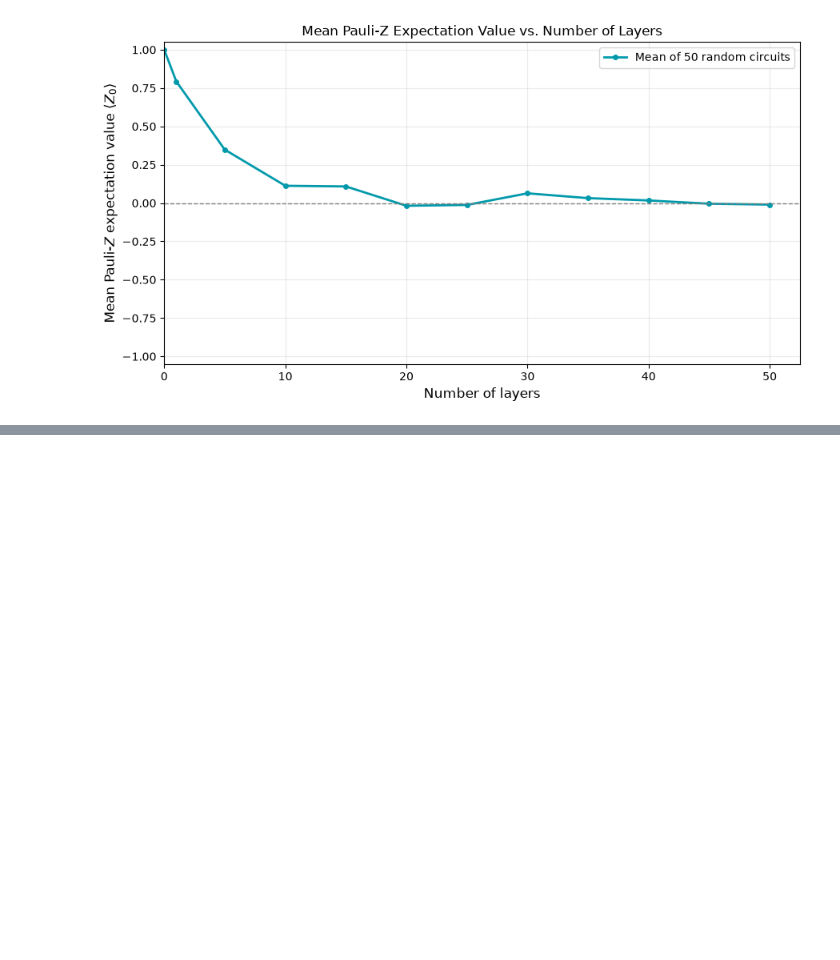
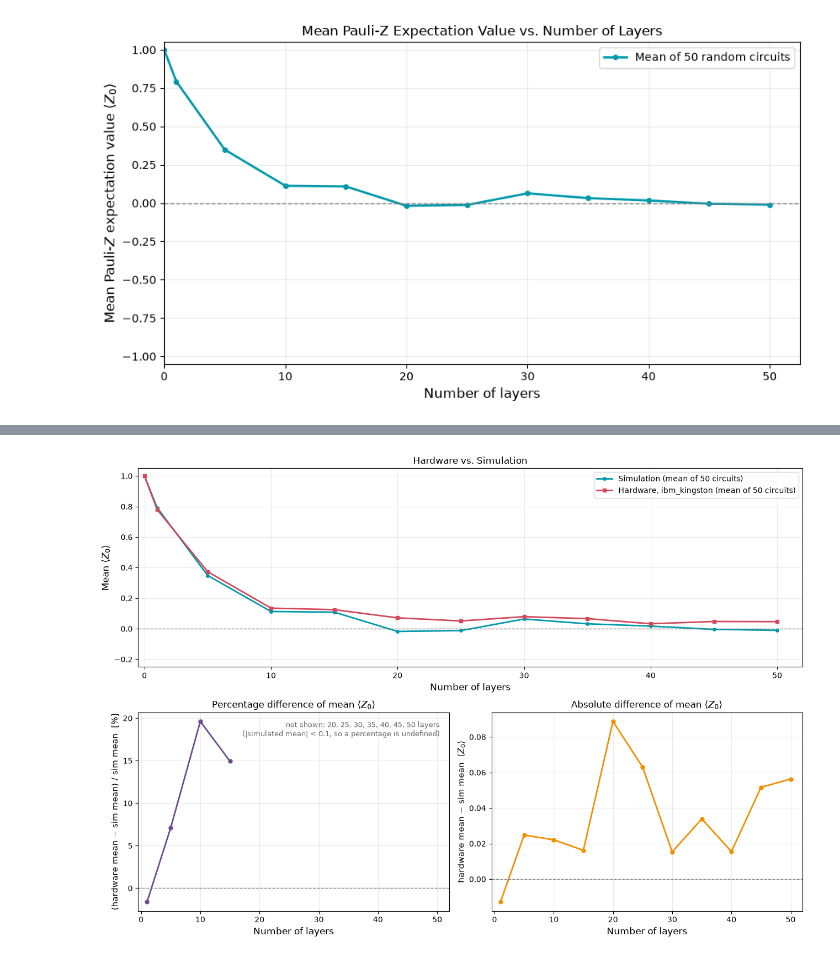
Before and after one commit to adhyanthac/disorder-free-localization, a Jupyter notebook: natural_thermalization_updated.ipynb, the cells around one changed output, grey strips where cells are left out. Drawn from its saved outputs; the diff is of its cells as text; code cells hidden in the pictures; blank space fills up the shorter version.

Commit message:
updated with ibm hardware results

```diff
--- a/natural_thermalization_updated.ipynb
+++ b/natural_thermalization_updated.ipynb
@@ -191,0 +385,80 @@ plot_expectation_values(
+# %%
+#----- hardware run, step 3: compare hardware with simulation -----
+hw_depths = sorted(hw_circuit_expectation_values)
+if not hw_depths:
+    raise RuntimeError("no finished hardware jobs yet; rerun the fetch cell first")
+if not sim_values:
+    raise RuntimeError("run the simulation sweep in this kernel first so hardware and simulation can be compared")
+
+compare_depths = [d for d in hw_depths if d in sim_values]
+min_sim_for_percent = 0.1 #percent difference is only defined where the simulated mean is clearly away from 0
+
+#mean <Z_0> over the 50 circuits at each depth
+sim_mean_at = {d: float(np.mean(sim_values[d])) for d in compare_depths}
+
+#absolute difference of the means: hardware mean - simulation mean
+diff_mean = {d: hw_results[d] - sim_mean_at[d] for d in compare_depths}
+
+#percentage difference of the means: 100 * (hardware mean - simulation mean) / simulation mean
+percent_depths = [d for d in compare_depths if abs(sim_mean_at[d]) >= min_sim_for_percent]
+skipped_depths = [d for d in compare_depths if d not in percent_depths]
+percent = {d: 100 * diff_mean[d] / sim_mean_at[d] for d in percent_depths}
+
+print(f"{'layers':>6} {'hardware mean':>14} {'simulation mean':>16} {'hardware - sim':>15} {'% difference':>14}")
+for d in compare_depths:
+    pct = f"{percent[d]:+.1f}%" if d in percent else "n/a (sim ≈ 0)"
+    print(f"{d:>6} {hw_results[d]:>+14.4f} {sim_mean_at[d]:>+16.4f} {diff_mean[d]:>+15.4f} {pct:>14}")
+
+fig = plt.figure(figsize=(13, 9))
+grid = fig.add_gridspec(2, 2)
+ax_mean = fig.add_subplot(grid[0, :])
+ax_pct = fig.add_subplot(grid[1, 0])
+ax_abs = fig.add_subplot(grid[1, 1])
+x_max = max(compare_depths) + 2
+
+#top: mean <Z_0> vs layers for simulation and hardware
+sim_depths = [0] + sorted(sim_values)
+sim_means = [1.0] + [np.mean(sim_values[d]) for d in sim_depths[1:]]
+ax_mean.plot(sim_depths, sim_means, color="#0099AB", linewidth=2,
+             marker="o", markersize=4, label="Simulation (mean of 50 circuits)")
+ax_mean.plot([0] + hw_depths, [1.0] + [hw_results[d] for d in hw_depths], color="#D1495B", linewidth=2,
+             marker="s", markersize=5,
+             label=f"Hardware, {saved_jobs[str(hw_depths[0])]['backend']} (mean of 50 circuits)")
+ax_mean.axhline(0, color="gray", linestyle="--", linewidth=1)
+ax_mean.set_xlabel("Number of layers", fontsize=12)
+ax_mean.set_ylabel(r"Mean $\langle Z_0\rangle$", fontsize=12)
+ax_mean.set_title("Hardware vs. Simulation")
+ax_mean.set_xlim(-0.5, x_max)
+ax_mean.set_ylim(-0.25, 1.05)
+ax_mean.grid(alpha=0.25)
+ax_mean.legend()
+
+#bottom left: percentage difference of the means, only where the simulated mean is not close to 0
+ax_pct.plot(percent_depths, [percent[d] for d in percent_depths], color="#6A4C93",
+            linewidth=2, marker="o", markersize=5)
+ax_pct.axhline(0, color="gray", linestyle="--", linewidth=1)
+ax_pct.set_xlabel("Number of layers", fontsize=12)
+ax_pct.set_ylabel(r"(hardware mean $-$ sim mean) / sim mean  [%]", fontsize=11)
+ax_pct.set_title(r"Percentage difference of mean $\langle Z_0\rangle$")
+ax_pct.set_xlim(-0.5, x_max)
+ax_pct.grid(alpha=0.25)
+if skipped_depths:
+    ax_pct.text(0.97, 0.96,
+                f"not shown: {', '.join(map(str, skipped_depths))} layers\n"
+                f"(|simulated mean| < {min_sim_for_percent}, so a percentage is undefined)",
+                transform=ax_pct.transAxes, fontsize=9, color="dimgray", ha="right", va="top")
+
+#bottom right: absolute difference of the means, defined at every depth
+ax_abs.plot(compare_depths, [diff_mean[d] for d in compare_depths], color="#F18F01",
+            linewidth=2, marker="o", markersize=5)
+ax_abs.axhline(0, color="gray", linestyle="--", linewidth=1)
+ax_abs.set_xlabel("Number of layers", fontsize=12)
+ax_abs.set_ylabel(r"hardware mean $-$ sim mean  $\langle Z_0\rangle$", fontsize=11)
+ax_abs.set_title(r"Absolute difference of mean $\langle Z_0\rangle$")
+ax_abs.set_xlim(-0.5, x_max)
+ax_abs.grid(alpha=0.25)
+
+fig.tight_layout()
+fig.savefig("thermalization_hardware_plot.png", dpi=300, bbox_inches="tight")
+plt.show()
+# %% [output]
@@ -191,0 +477 @@ plot_expectation_values(
+[figure, added]
```
Also changed, not shown: parts of 4 cells of this notebook, 4 other files.
